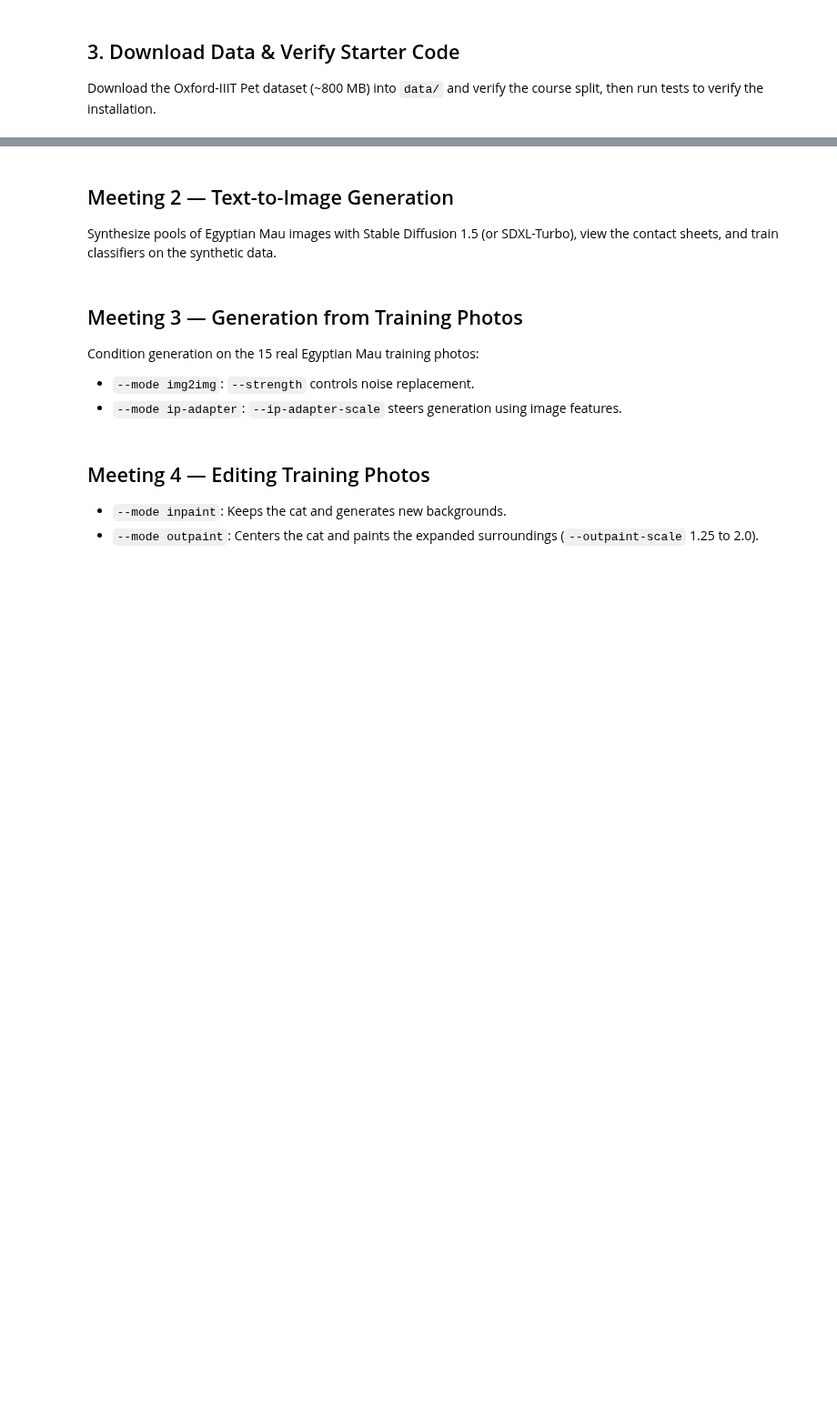
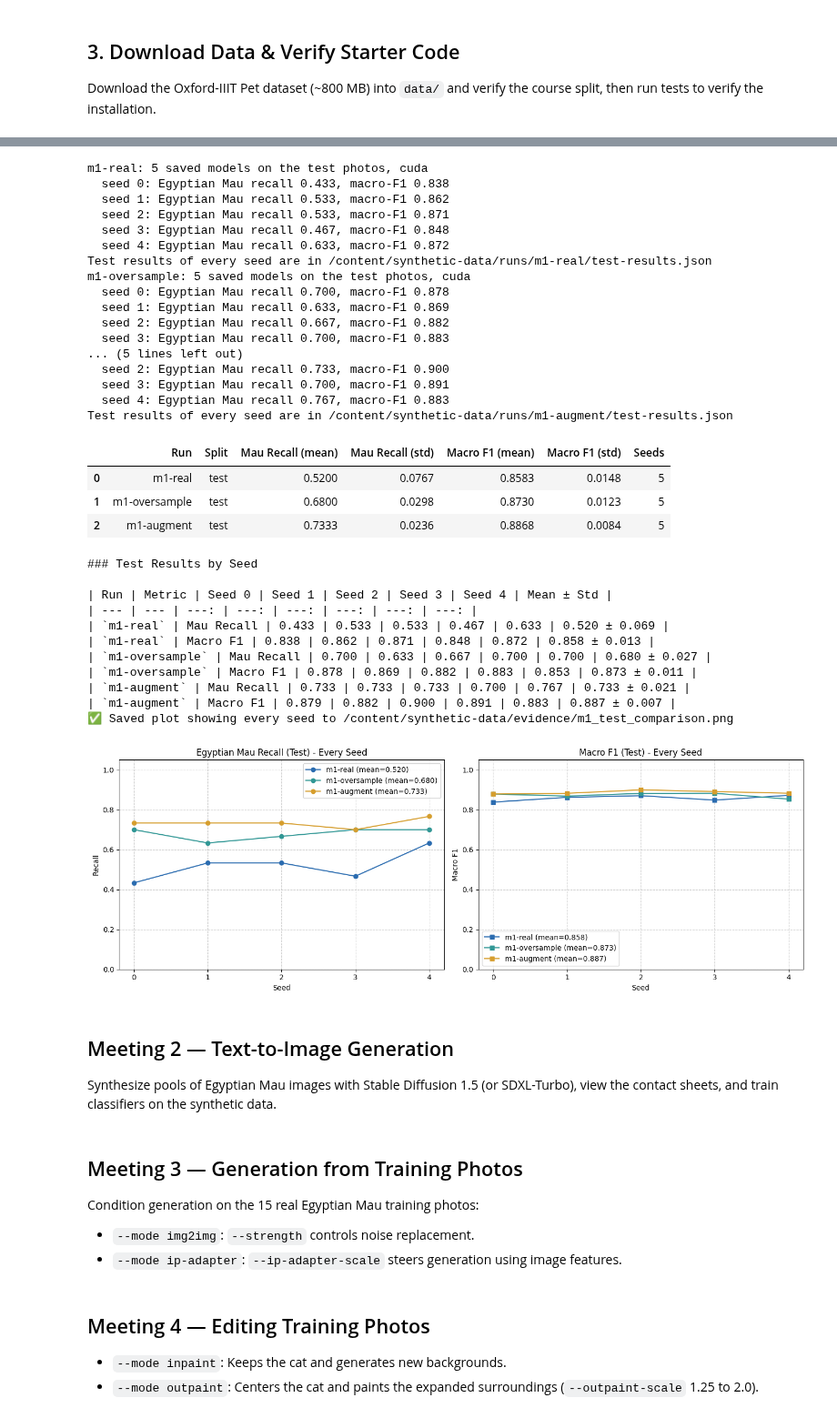
Before and after one commit to AleksyPrawilow/synthetic-data, a Jupyter notebook: colab.ipynb, the cells around one changed output, grey strips where cells are left out. Shown at 91% size. Drawn from its saved outputs; the diff is of its cells as text; code cells hidden in the pictures; blank space fills up the shorter version.

```diff
--- a/colab.ipynb
+++ b/colab.ipynb
@@ -107,13 +309,47 @@ plot_seeds(m1_runs, split="val", output_filename="m1_validation_comparison.png")
 # %%
 # Evaluate baselines on the test photos
 !synth-test --run m1-real
 !synth-test --run m1-oversample
 !synth-test --run m1-augment
 
-from synthdata.reports import format_seed_table, plot_seeds
+compare_runs(["m1-real", "m1-oversample", "m1-augment"], split="test");
 tested_runs = ["m1-real", "m1-oversample", "m1-augment"]
 format_seed_table(tested_runs, split="test")
 plot_seeds(tested_runs, split="test", output_filename="m1_test_comparison.png")
+# %% [output]
+m1-real: 5 saved models on the test photos, cuda
+  seed 0: Egyptian Mau recall 0.433, macro-F1 0.838
+  seed 1: Egyptian Mau recall 0.533, macro-F1 0.862
+  seed 2: Egyptian Mau recall 0.533, macro-F1 0.871
+  seed 3: Egyptian Mau recall 0.467, macro-F1 0.848
+  seed 4: Egyptian Mau recall 0.633, macro-F1 0.872
+Test results of every seed are in /content/synthetic-data/runs/m1-real/test-results.json
+m1-oversample: 5 saved models on the test photos, cuda
+  seed 0: Egyptian Mau recall 0.700, macro-F1 0.878
+  seed 1: Egyptian Mau recall 0.633, macro-F1 0.869
+  seed 2: Egyptian Mau recall 0.667, macro-F1 0.882
+  seed 3: Egyptian Mau recall 0.700, macro-F1 0.883
+... (5 lines left out)
+  seed 2: Egyptian Mau recall 0.733, macro-F1 0.900
+  seed 3: Egyptian Mau recall 0.700, macro-F1 0.891
+  seed 4: Egyptian Mau recall 0.767, macro-F1 0.883
+Test results of every seed are in /content/synthetic-data/runs/m1-augment/test-results.json
+|  | Run | Split | Mau Recall (mean) | Mau Recall (std) | Macro F1 (mean) | Macro F1 (std) | Seeds |
+| 0 | m1-real | test | 0.5200 | 0.0767 | 0.8583 | 0.0148 | 5 |
+| 1 | m1-oversample | test | 0.6800 | 0.0298 | 0.8730 | 0.0123 | 5 |
+| 2 | m1-augment | test | 0.7333 | 0.0236 | 0.8868 | 0.0084 | 5 |
+### Test Results by Seed
+
+| Run | Metric | Seed 0 | Seed 1 | Seed 2 | Seed 3 | Seed 4 | Mean ± Std |
+| --- | --- | ---: | ---: | ---: | ---: | ---: | ---: |
+| `m1-real` | Mau Recall | 0.433 | 0.533 | 0.533 | 0.467 | 0.633 | 0.520 ± 0.069 |
+| `m1-real` | Macro F1 | 0.838 | 0.862 | 0.871 | 0.848 | 0.872 | 0.858 ± 0.013 |
+| `m1-oversample` | Mau Recall | 0.700 | 0.633 | 0.667 | 0.700 | 0.700 | 0.680 ± 0.027 |
+| `m1-oversample` | Macro F1 | 0.878 | 0.869 | 0.882 | 0.883 | 0.853 | 0.873 ± 0.011 |
+| `m1-augment` | Mau Recall | 0.733 | 0.733 | 0.733 | 0.700 | 0.767 | 0.733 ± 0.021 |
+| `m1-augment` | Macro F1 | 0.879 | 0.882 | 0.900 | 0.891 | 0.883 | 0.887 ± 0.007 |
+✅ Saved plot showing every seed to /content/synthetic-data/evidence/m1_test_comparison.png
+[figure, added]
 # %% [markdown]
 ## Meeting 2 — Text-to-Image Generation
 Synthesize pools of Egyptian Mau images with Stable Diffusion 1.5 (or SDXL-Turbo), view the contact sheets, and train classifiers on the synthetic data.
```
Also changed, not shown: parts of 21 cells of this notebook.
